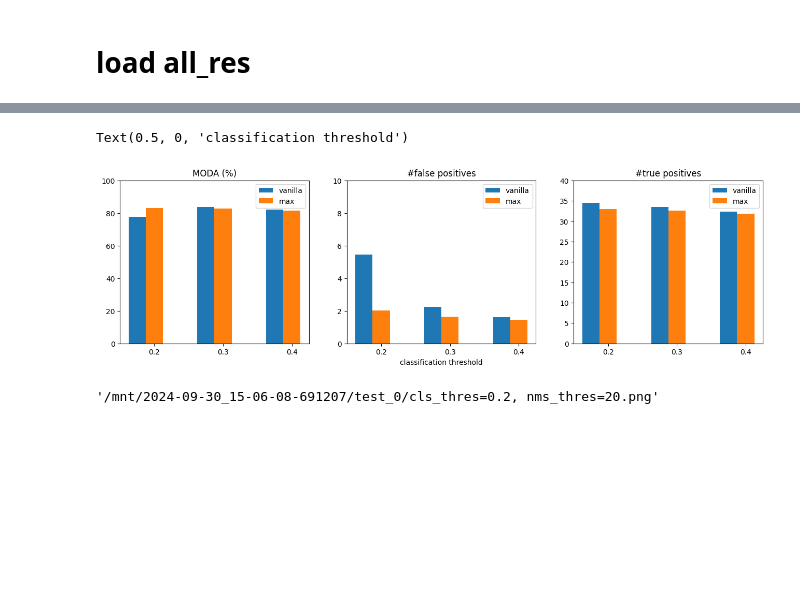
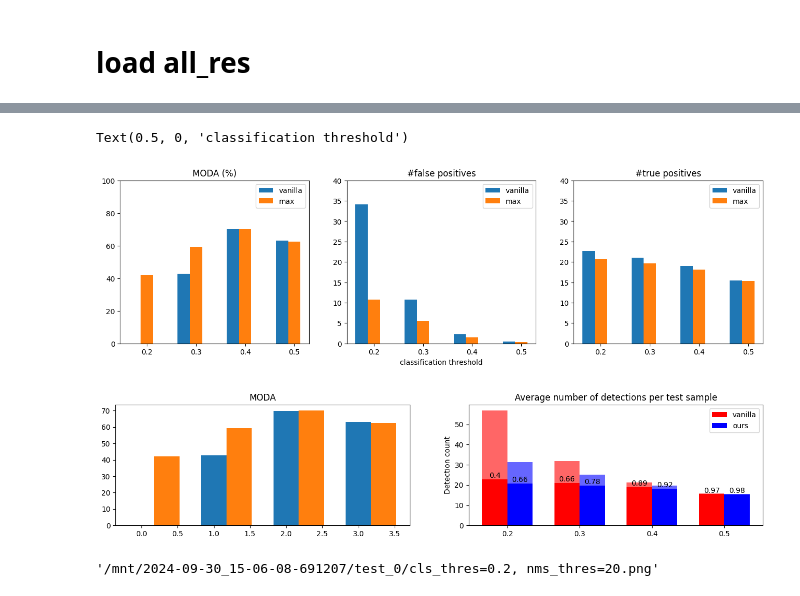
Before and after one commit to ErikBrorsson/MVDet, a Jupyter notebook: pred_viz.ipynb, the cells around one changed output, grey strips where cells are left out. Cells and saved outputs as stored; diff of their text form; code cells hidden in the pictures; blank space fills up the shorter version.

```diff
--- a/pred_viz.ipynb
+++ b/pred_viz.ipynb
@@ -955,8 +945,8 @@ fp_dict = {"vanilla": fp_list, "max": fp_list_max}
 tp_dict = {"vanilla": tp_list, "max": tp_list_max}
 moda_dict = {"vanilla": moda_list, "max": moda_list_max}
 
-x = np.arange(3)
-labels=["0.2", "0.3", "0.4"]
+x = np.arange(4)
+labels=["0.2", "0.3", "0.4", "0.5"]
 width = 0.25
 for i, (k, v) in enumerate(fp_dict.items()):
     subplt1.bar(x + i*width, np.array(v)/40, width, label=k)
@@ -976,12 +966,71 @@ subplt0.legend()
 subplt1.legend()
 subplt2.legend()
 subplt0.set_ylim(0, 100)
-subplt1.set_ylim(0, 10)
+subplt1.set_ylim(0, 40)
 subplt2.set_ylim(0, 40)
 subplt1.set_xlabel("classification threshold")
 # %% [output]
 Text(0.5, 0, 'classification threshold')
-[figure, old version]
+[figure, new version]
+# %%
+fig = plt.figure(figsize=(16,3))
+# fig = plt.figure()
+subplt0 = fig.add_subplot(121, title="MODA")
+ax = fig.add_subplot(122, title="Average number of detections per test sample")
+
+
+
+species = ('0.2', '0.3', '0.4', '0.5')
+x_range = np.arange(len(species))
+sex_counts = {
+    'TP': np.array(tp_list) / 40,
+    'FP': np.array(fp_list) / 40,
+}
+width = 0.35  # the width of the bars: can also be len(x) sequence
+
+
+# fig, ax = plt.subplots()
+bottom = np.zeros(4)
+
+for sex, sex_count in sex_counts.items():
+    if sex == "TP":
+        p = ax.bar(x_range - width/2, sex_count, width, label="vanilla", bottom=bottom, color=(1.0,0,0))
+        ax.bar_label(p, labels=np.round(sex_count / (sex_counts["TP"] + sex_counts["FP"]), 2), label_type='edge')
+    else:
+        p = ax.bar(x_range - width/2, sex_count, width, bottom=bottom, color=(1.0,0.,0.), alpha=0.6)
+
+    bottom += sex_count
+
+bottom = np.zeros(4)
+sex_counts = {
+    'TP': np.array(tp_list_max) / 40,
+    'FP': np.array(fp_list_max) / 40,
+}
+for sex, sex_count in sex_counts.items():
+    if sex == "TP":
+        p = ax.bar(x_range + width/2, sex_count, width, label="ours", bottom=bottom, color=(0.,0.,1.0))
+        ax.bar_label(p, labels=np.round(sex_count / (sex_counts["TP"] + sex_counts["FP"]), 2), label_type='edge')
+    else:
+        p = ax.bar(x_range + width/2, sex_count, width, bottom=bottom, color=(0.,0.,1.), alpha=0.6)
+
+    bottom += sex_count
+
+ax.set_title('Average number of detections per test sample')
+ax.legend()
+ax.set_ylabel("Detection count")
+# ax.set_xlabel("Classification threshold")
+ax.set_xticks(x_range, species)
+
+moda_dict = {"vanilla": moda_list, "max": moda_list_max}
+for i, (k, v) in enumerate(moda_dict.items()):
+    subplt0.bar(x_range + i*width, np.array(v), width, label=k)
+
+
+# plt.xticks(x_range, species)
+# plt.xlabel("Classification threshold")
+plt.show()
+# %% [output]
+[figure, added]
 # %%
 # plot for normal detections
 map_gt_tot, map_detected_tot, map_missed_tot, map_fp_tot = get_detection_heatmaps(gtAllMatrix=gtAllMatrix,
```
Also changed, not shown: parts of 30 cells of this notebook, 5 other files.
